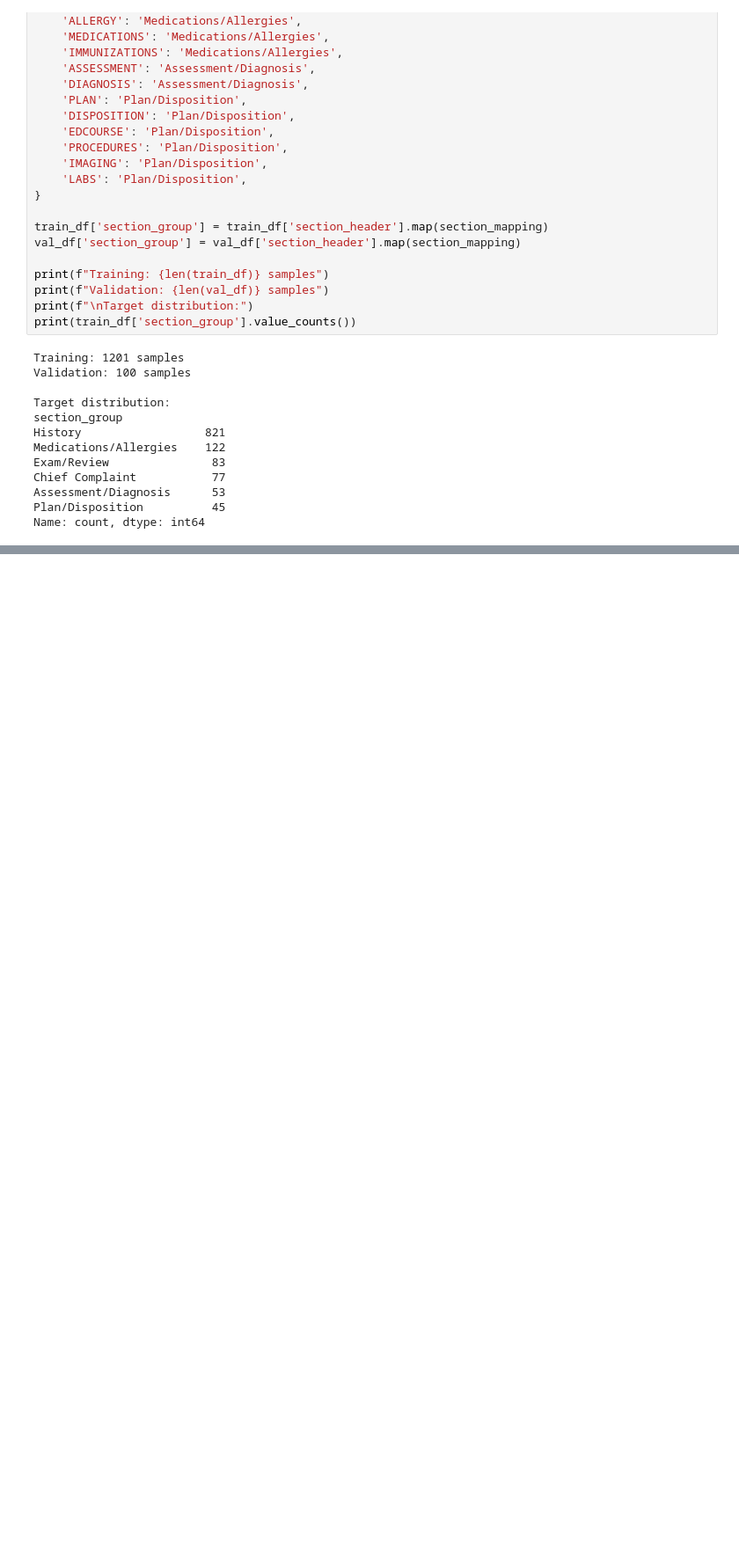
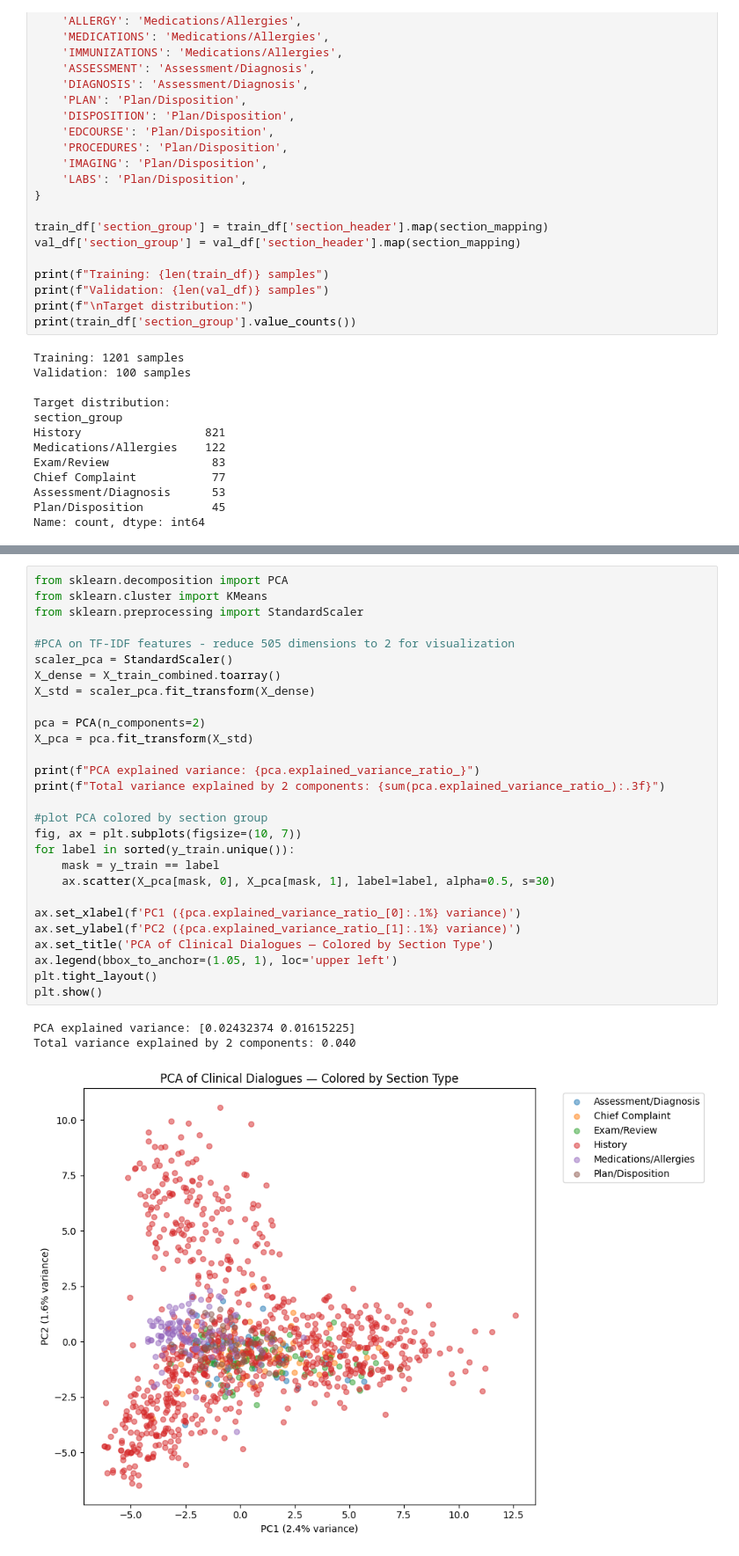
Before and after one commit to Josh-Buck/ClinicalMeetingRecorder, a Jupyter notebook: notebooks/02_feature_engineering.ipynb, the cells around one changed output, grey strips where cells are left out. Shown at 88% size. Saved outputs shown, nothing was run; the diff lists cells and outputs as text; blank space fills up the shorter version.

```diff
--- a/notebooks/02_feature_engineering.ipynb
+++ b/notebooks/02_feature_engineering.ipynb
@@ -54,0 +432,32 @@ Name: count, dtype: int64
+# %%
+from sklearn.decomposition import PCA
+from sklearn.cluster import KMeans
+from sklearn.preprocessing import StandardScaler
+
+#PCA on TF-IDF features - reduce 505 dimensions to 2 for visualization
+scaler_pca = StandardScaler()
+X_dense = X_train_combined.toarray()
+X_std = scaler_pca.fit_transform(X_dense)
+
+pca = PCA(n_components=2)
+X_pca = pca.fit_transform(X_std)
+
+print(f"PCA explained variance: {pca.explained_variance_ratio_}")
+print(f"Total variance explained by 2 components: {sum(pca.explained_variance_ratio_):.3f}")
+
+#plot PCA colored by section group
+fig, ax = plt.subplots(figsize=(10, 7))
+for label in sorted(y_train.unique()):
+    mask = y_train == label
+    ax.scatter(X_pca[mask, 0], X_pca[mask, 1], label=label, alpha=0.5, s=30)
+
+ax.set_xlabel(f'PC1 ({pca.explained_variance_ratio_[0]:.1%} variance)')
+ax.set_ylabel(f'PC2 ({pca.explained_variance_ratio_[1]:.1%} variance)')
+ax.set_title('PCA of Clinical Dialogues — Colored by Section Type')
+ax.legend(bbox_to_anchor=(1.05, 1), loc='upper left')
+plt.tight_layout()
+plt.show()
+# %% [output]
+PCA explained variance: [0.02432374 0.01615225]
+Total variance explained by 2 components: 0.040
+[figure, added]
```
Also changed, not shown: parts of 10 cells of this notebook, 5 other files.
